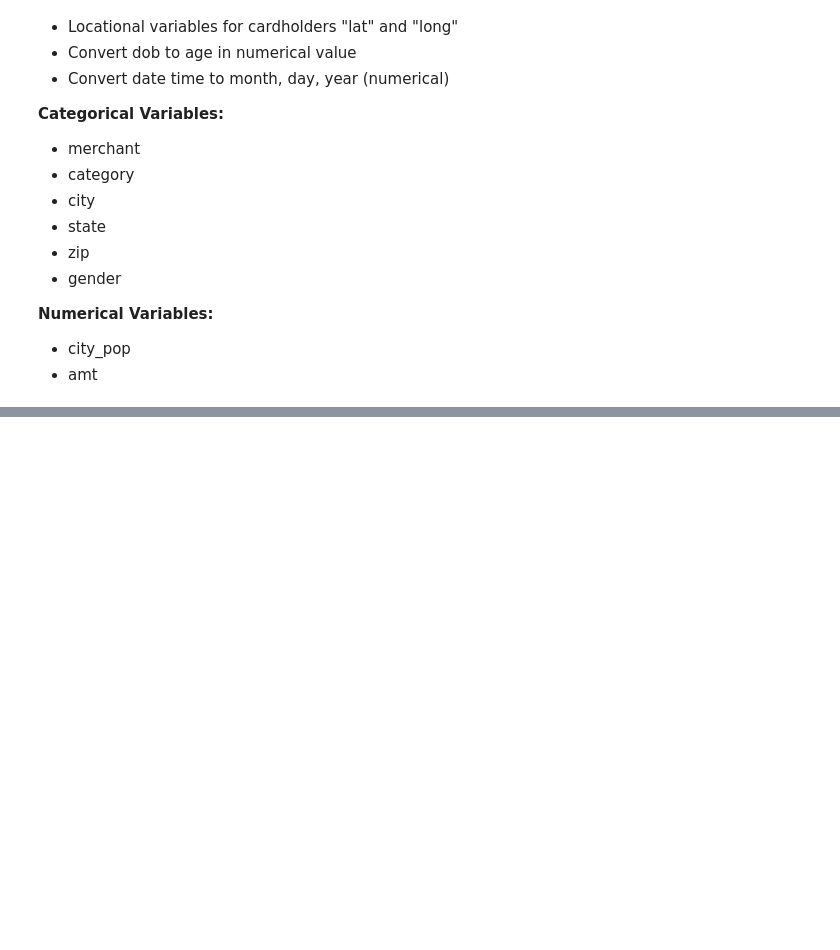
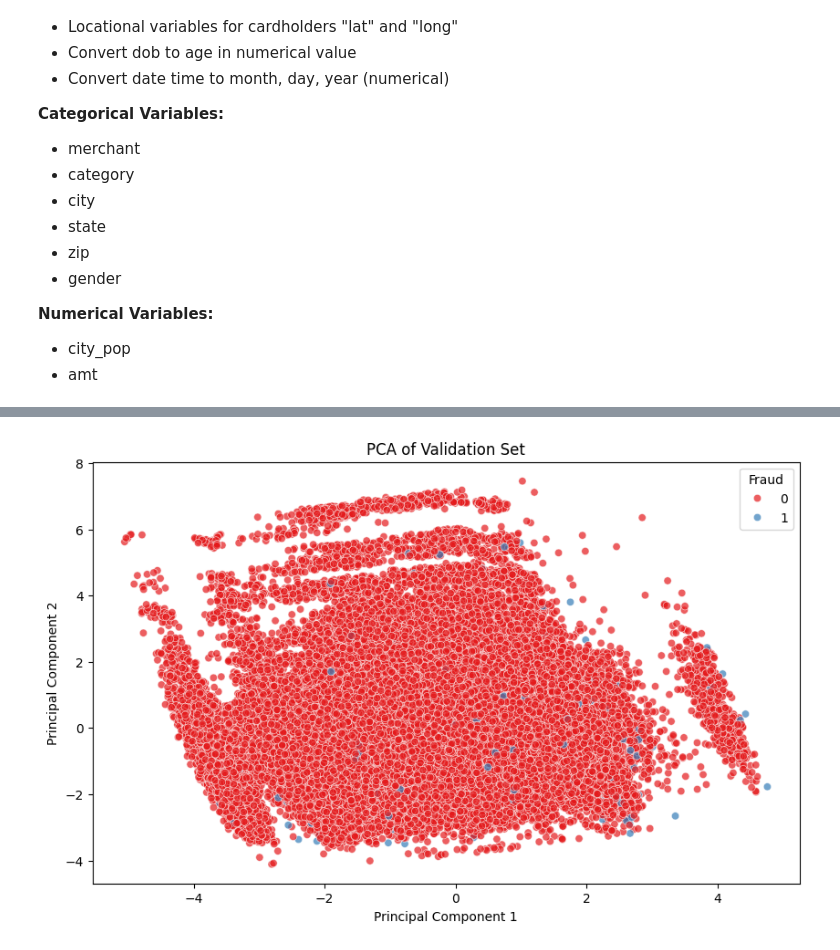
Before and after one commit to tonywork737/data-mining, a Jupyter notebook: NB.ipynb, the cells around one changed output, grey strips where cells are left out. Saved outputs shown, nothing was run; the diff lists cells and outputs as text; code cells hidden in the pictures; blank space fills up the shorter version.

```diff
--- a/NB.ipynb
+++ b/NB.ipynb
@@ -190,0 +315,28 @@ def calculate_utility(TN, FN, FP):
+# %%
+# Visualiz the Gaussian Naive Bayes model
+import matplotlib.pyplot as plt
+import seaborn as sns
+import numpy as np
+from sklearn.decomposition import PCA
+from sklearn.preprocessing import StandardScaler
+from sklearn.naive_bayes import GaussianNB
+
+
+# Apply PCA to reduce dimensionality for visualization
+pca = PCA(n_components=2)
+X_train_pca = pca.fit_transform(X_train)
+X_val_pca = pca.transform(X_val)
+
+# Create a DataFrame for visualization
+pca_df = pd.DataFrame(data=X_val_pca, columns=['PC1', 'PC2'])
+pca_df['is_fraud'] = y_val.reset_index(drop=True)
+# Plot the PCA results
+plt.figure(figsize=(10, 6))
+sns.scatterplot(data=pca_df, x='PC1', y='PC2', hue='is_fraud', palette='Set1', alpha=0.7)
+plt.title('PCA of Validation Set')
+plt.xlabel('Principal Component 1')
+plt.ylabel('Principal Component 2')
+plt.legend(title='Fraud', loc='upper right')
+plt.show()
+# %% [output]
+[figure, added]
```
Also changed, not shown: parts of 14 cells of this notebook.
